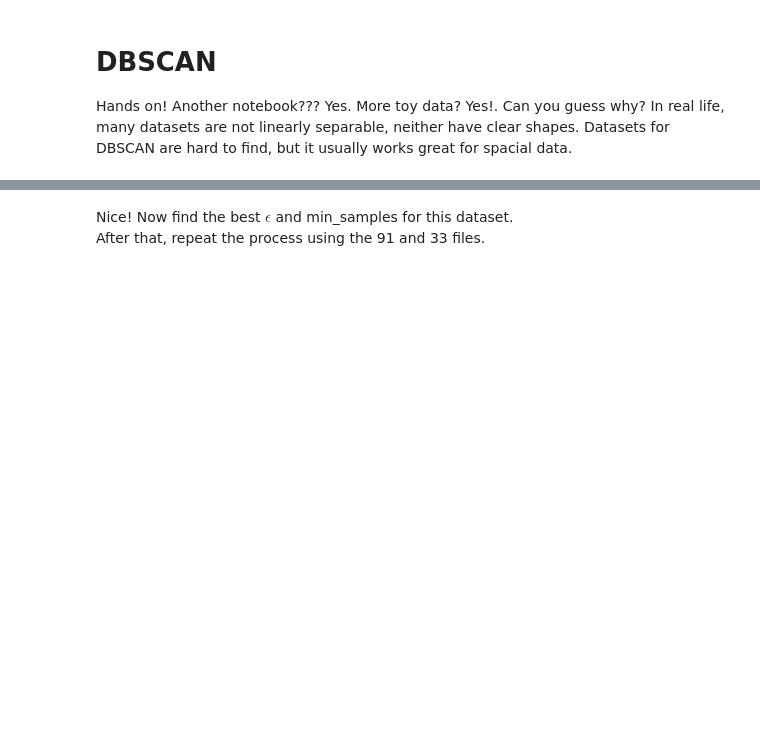
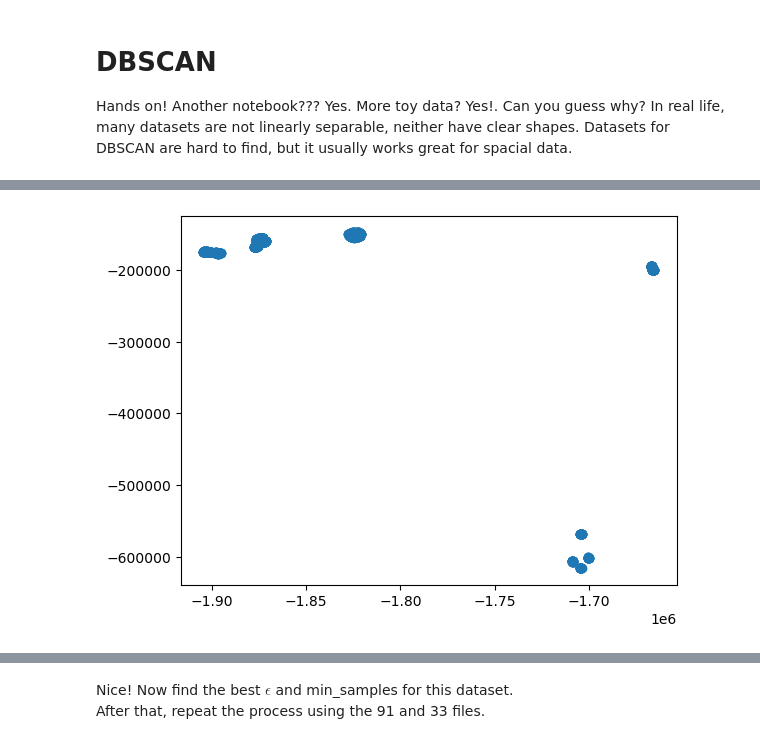
Before and after one commit to williamasesoftware/Clustering, a Jupyter notebook: DBSCAN/DBSCAN/DBSCAN_Ex.ipynb, the cells around one changed output, grey strips where cells are left out. Saved outputs shown, nothing was run; the diff lists cells and outputs as text; code cells hidden in the pictures; blank space fills up the shorter version.

```diff
--- a/DBSCAN/DBSCAN/DBSCAN_Ex.ipynb
+++ b/DBSCAN/DBSCAN/DBSCAN_Ex.ipynb
@@ -17,2 +26,7 @@ plt.show()
+# %%
+plt.scatter(df91[0], df91[1])
+plt.show()
+# %% [output]
+[figure, added]
 # %%
 #Check the data, is there a need for any preprocessing?
```
Also changed, not shown: parts of 11 cells of this notebook, 1 other file.
